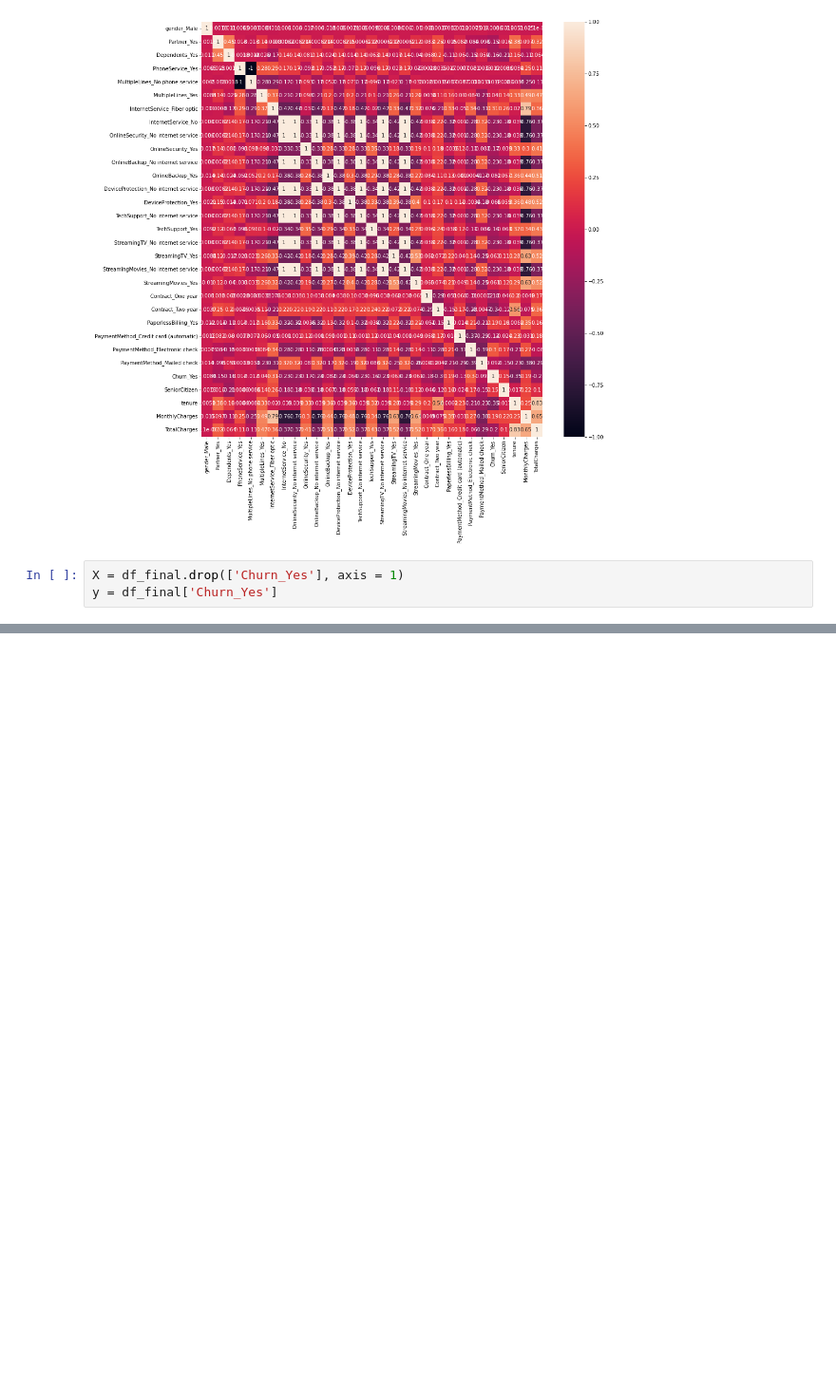
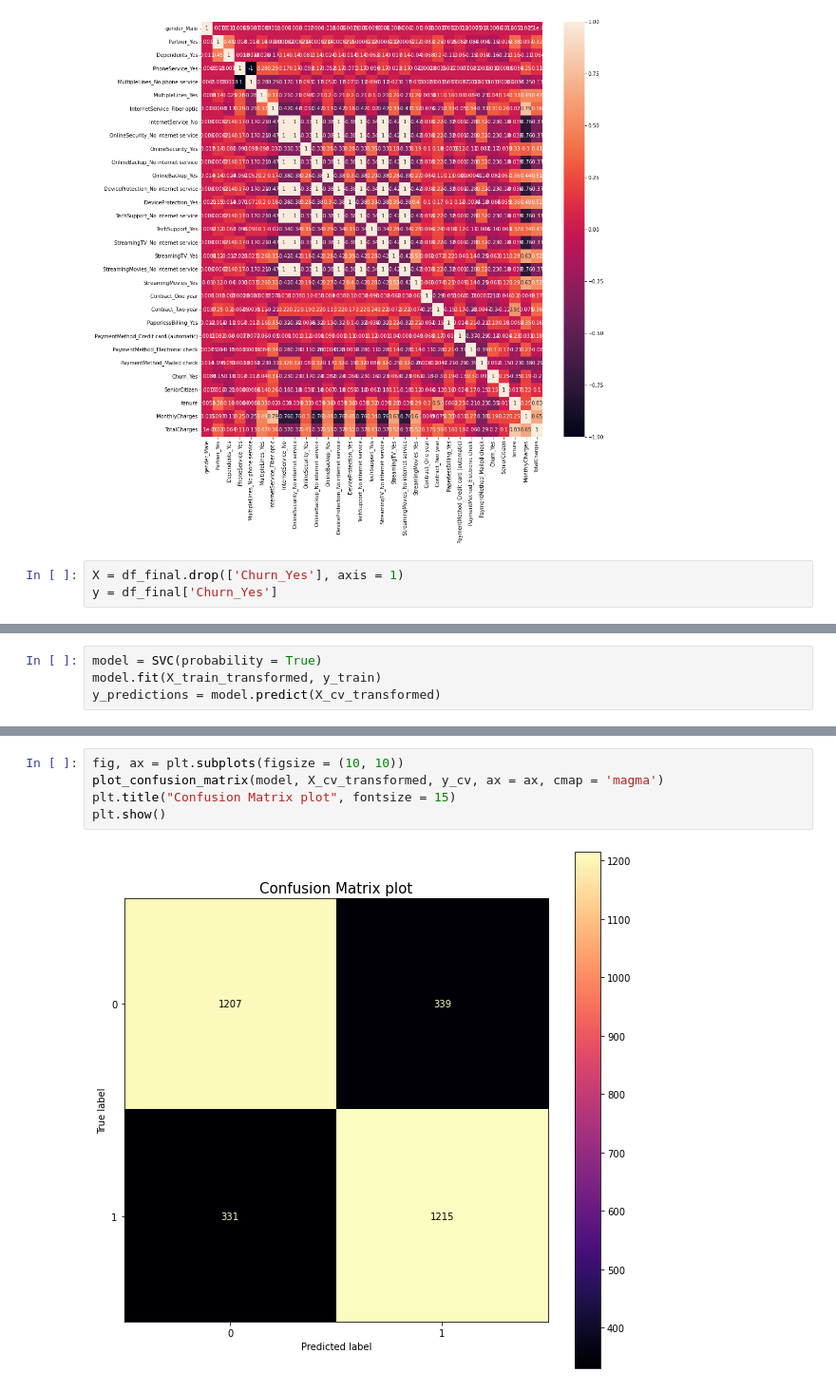
Before and after one commit to suhasmaddali/Telco-Customer-Churn-Prediction, a Jupyter notebook: Data Mining Telco Final Project.ipynb, the cells around one changed output, grey strips where cells are left out. Shown at 95% size. Saved outputs shown, nothing was run; the diff lists cells and outputs as text; blank space fills up the shorter version.

```diff
--- a/Data Mining Telco Final Project.ipynb
+++ b/Data Mining Telco Final Project.ipynb
@@ -652,0 +752,4 @@ X_test_transformed = scaler.transform(X_test)
+# %%
+model = SVC(probability = True)
+model.fit(X_train_transformed, y_train)
+y_predictions = model.predict(X_cv_transformed)
@@ -652,0 +772,7 @@ X_test_transformed = scaler.transform(X_test)
+# %%
+fig, ax = plt.subplots(figsize = (10, 10))
+plot_confusion_matrix(model, X_cv_transformed, y_cv, ax = ax, cmap = 'magma')
+plt.title("Confusion Matrix plot", fontsize = 15)
+plt.show()
+# %% [output]
+[figure, added]
```
Also changed, not shown: parts of 72 cells of this notebook.
